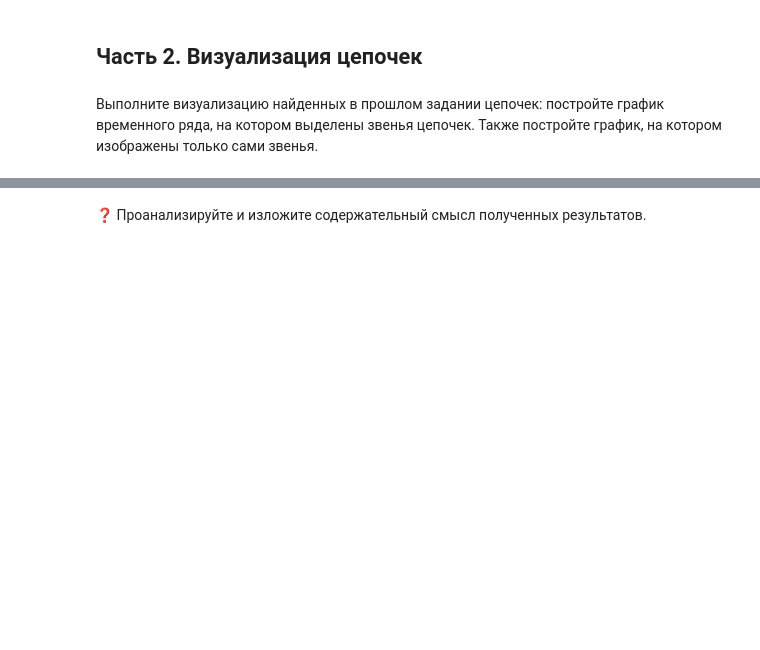
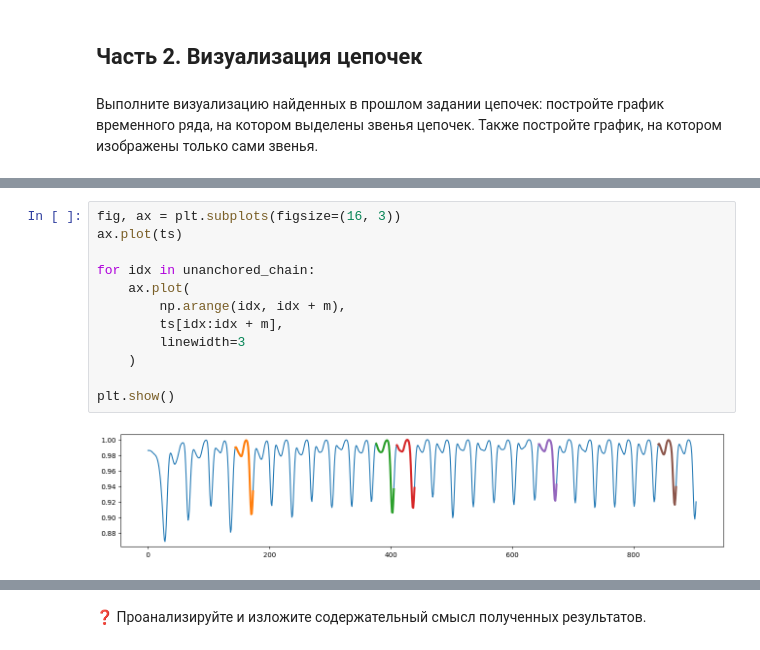
Before and after one commit to Danila-Che/2025-Galiulin-TimeSeriesCourse, a Jupyter notebook: practice/06 Chains/06 Chains.ipynb, the cells around one changed output, grey strips where cells are left out. Saved outputs shown, nothing was run; the diff lists cells and outputs as text; blank space fills up the shorter version.

```diff
--- a/practice/06 Chains/06 Chains.ipynb
+++ b/practice/06 Chains/06 Chains.ipynb
@@ -36,0 +77,14 @@ ax.plot(ts)
+# %%
+fig, ax = plt.subplots(figsize=(16, 3))
+ax.plot(ts)
+
+for idx in unanchored_chain:
+    ax.plot(
+        np.arange(idx, idx + m),
+        ts[idx:idx + m],
+        linewidth=3
+    )
+
+plt.show()
+# %% [output]
+[figure, added]
```
Also changed, not shown: parts of 25 cells of this notebook, 1 other file.
